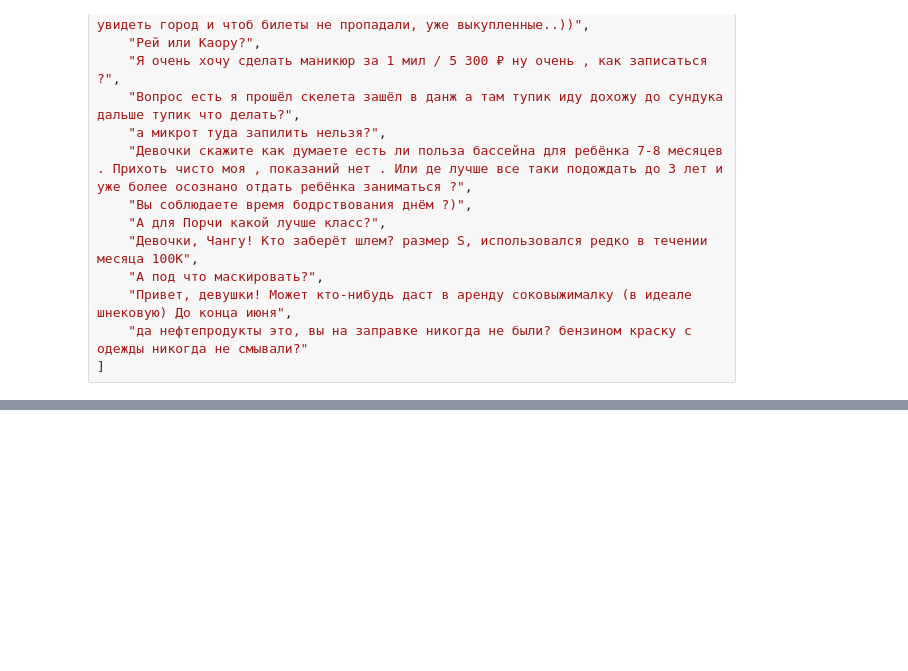
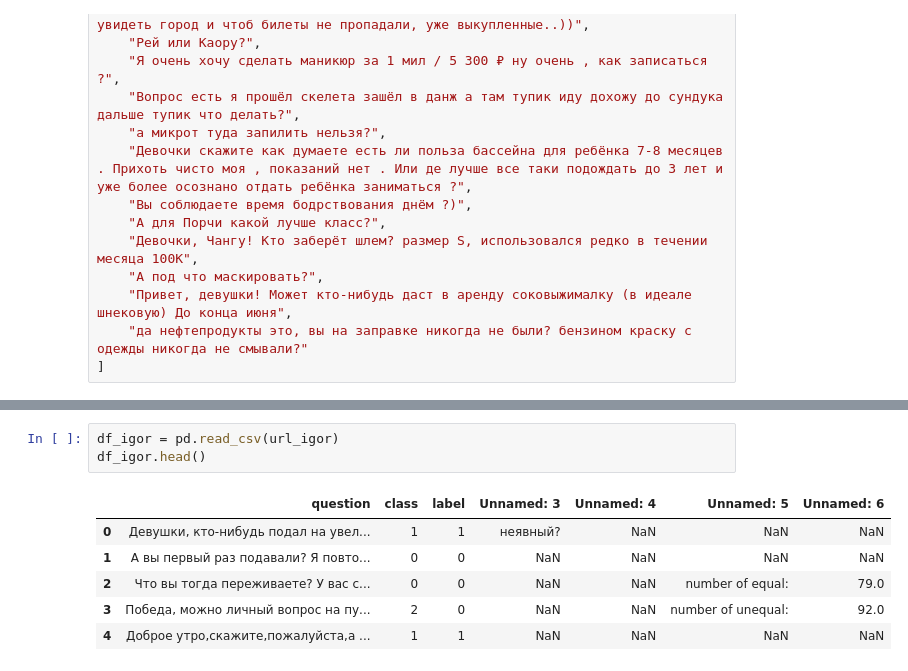
Before and after one commit to Yeegaure/FAQ_autocollector, a Jupyter notebook: QandA.ipynb, the cells around one changed output, grey strips where cells are left out. Drawn from its saved outputs; the diff is of its cells as text; blank space fills up the shorter version.

```diff
--- a/QandA.ipynb
+++ b/QandA.ipynb
@@ -622,0 +491,10 @@ list_classifier(messages)
+# %%
+df_igor = pd.read_csv(url_igor)
+df_igor.head()
+# %% [output]
+|  | question | class | label | Unnamed: 3 | Unnamed: 4 | Unnamed: 5 | Unnamed: 6 |
+| 0 | Девушки, кто-нибудь подал на увел... | 1 | 1 | неявный? | NaN | NaN | NaN |
+| 1 | А вы первый раз подавали? Я повто... | 0 | 0 | NaN | NaN | NaN | NaN |
+| 2 | Что вы тогда переживаете? У вас с... | 0 | 0 | NaN | NaN | number of equal: | 79.0 |
+| 3 | Победа, можно личный вопрос на пу... | 2 | 0 | NaN | NaN | number of unequal: | 92.0 |
+| 4 | Доброе утро,скажите,пожалуйста,а ... | 1 | 1 | NaN | NaN | NaN | NaN |
```
Also changed, not shown: parts of 27 cells of this notebook, 1 other file.
